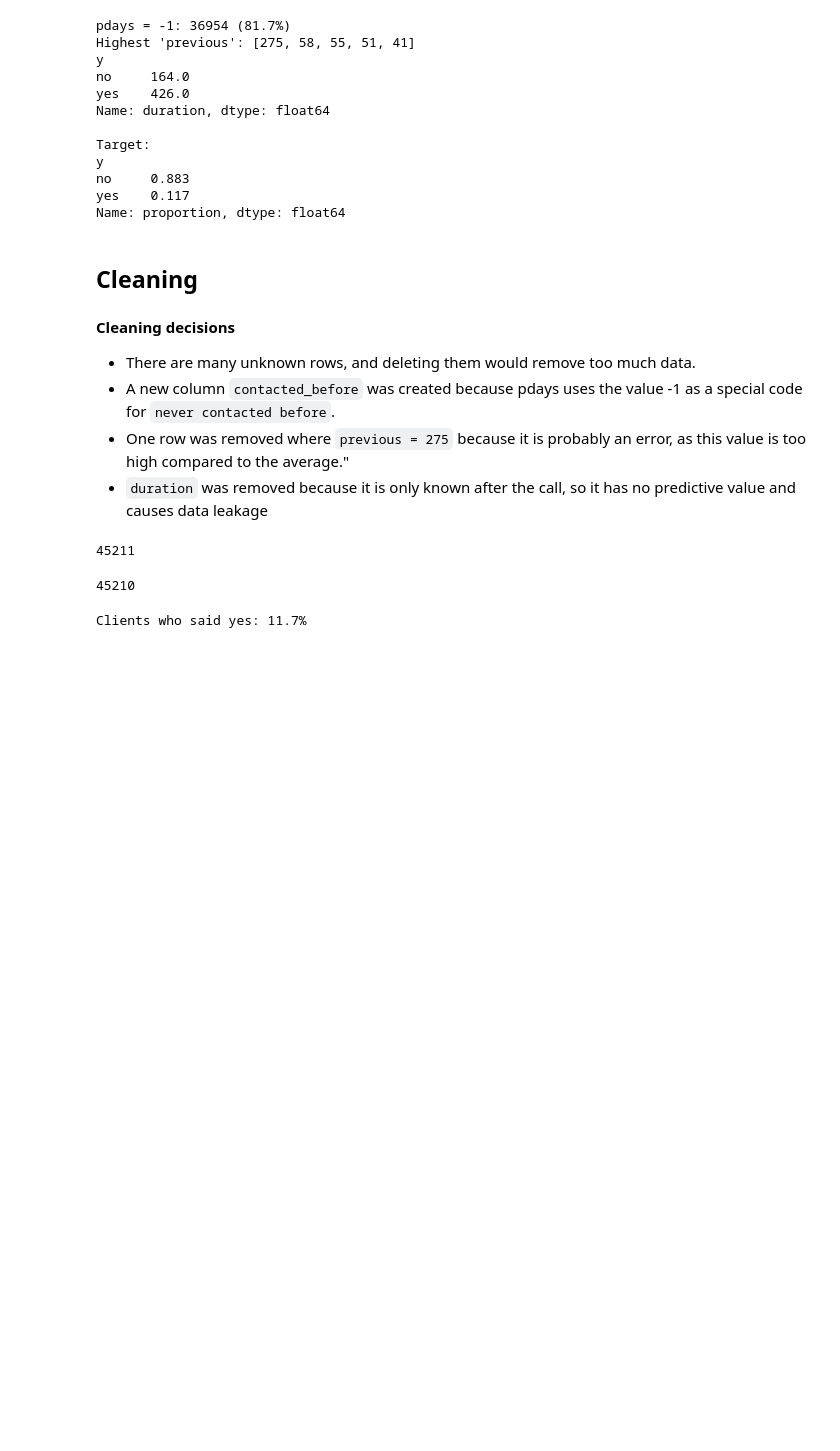
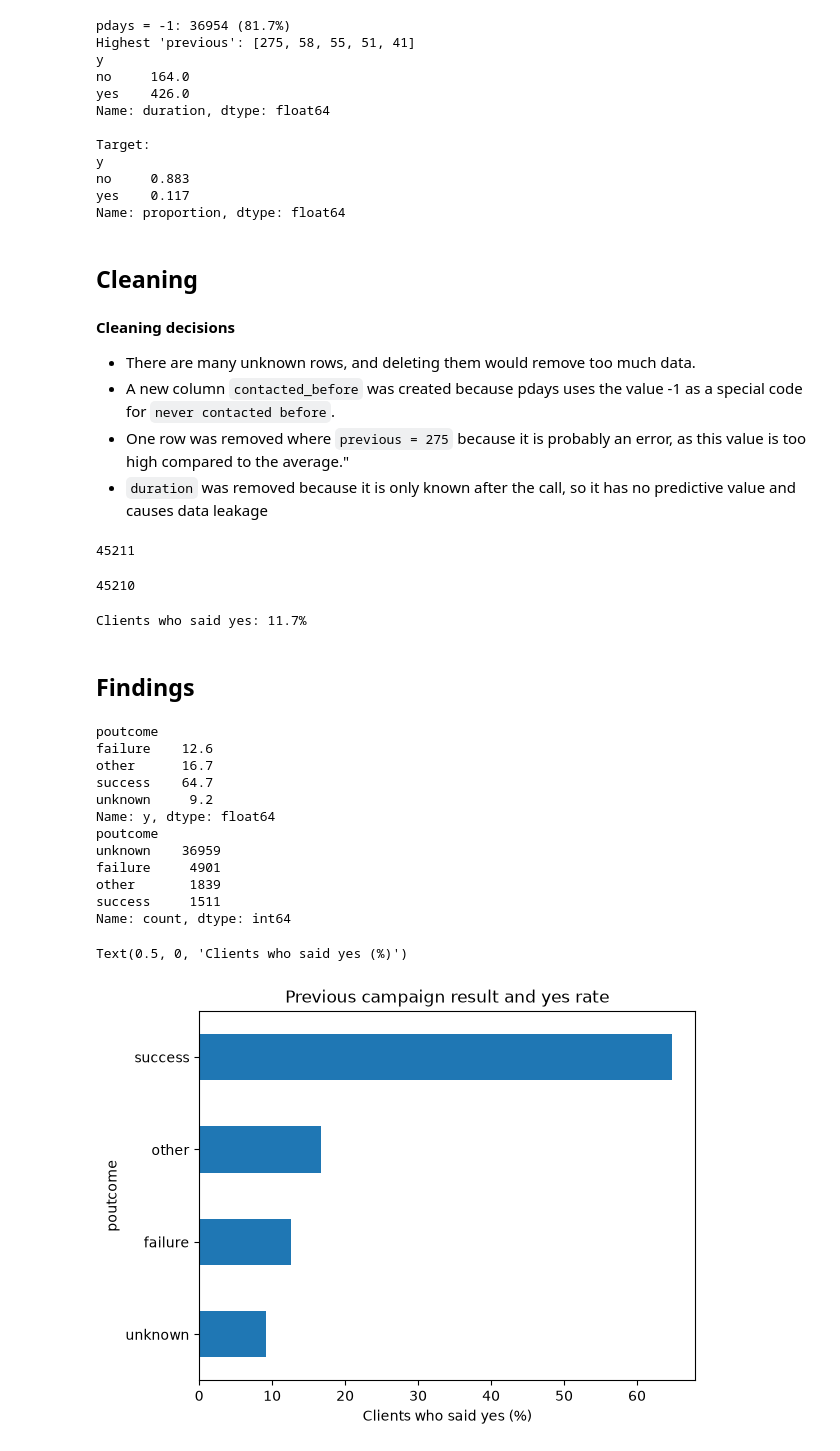
Before and after one commit to nicholas-dumas/ai_mlops_hands_on_exercise, a Jupyter notebook: notebooks/eda.ipynb, the cells around one changed output. Drawn from its saved outputs; the diff is of its cells as text; code cells hidden in the pictures; blank space fills up the shorter version.

Commit message:
wip: add charts, distributions and correlations

```diff
--- a/notebooks/eda.ipynb
+++ b/notebooks/eda.ipynb
@@ -178,3 +178,27 @@ print(f"Clients who said yes: {percentage:.1f}%")
 45211
 45210
 Clients who said yes: 11.7%
+# %% [markdown]
+## Findings
+# %%
+rate = clean.groupby("poutcome")["y"].mean() * 100
+print(rate.round(1))
+print(clean["poutcome"].value_counts())
+
+ax = rate.sort_values().plot(kind="barh", title="Previous campaign result and yes rate")
+ax.set_xlabel("Clients who said yes (%)")
+# %% [output]
+poutcome
+failure    12.6
+other      16.7
+success    64.7
+unknown     9.2
+Name: y, dtype: float64
+poutcome
+unknown    36959
+failure     4901
+other       1839
+success     1511
+Name: count, dtype: int64
+Text(0.5, 0, 'Clients who said yes (%)')
+[figure, added]
```
Also changed, not shown: parts of 5 cells of this notebook, 1 other file.
